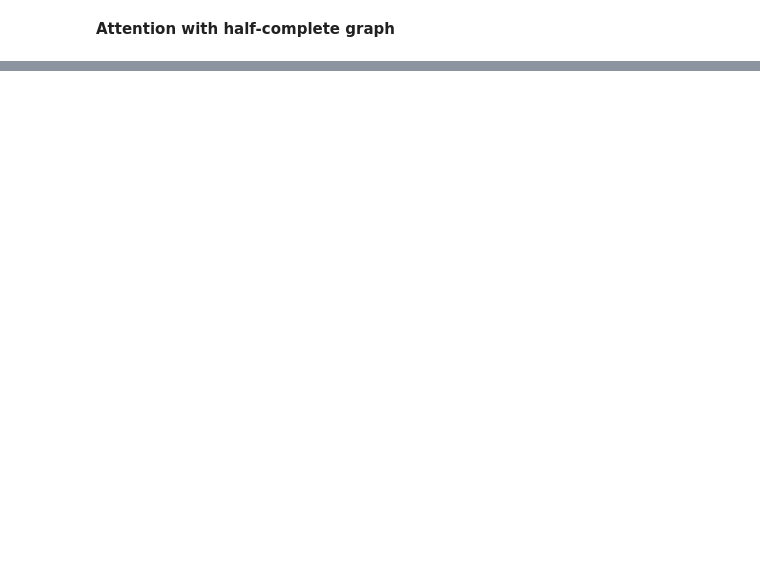
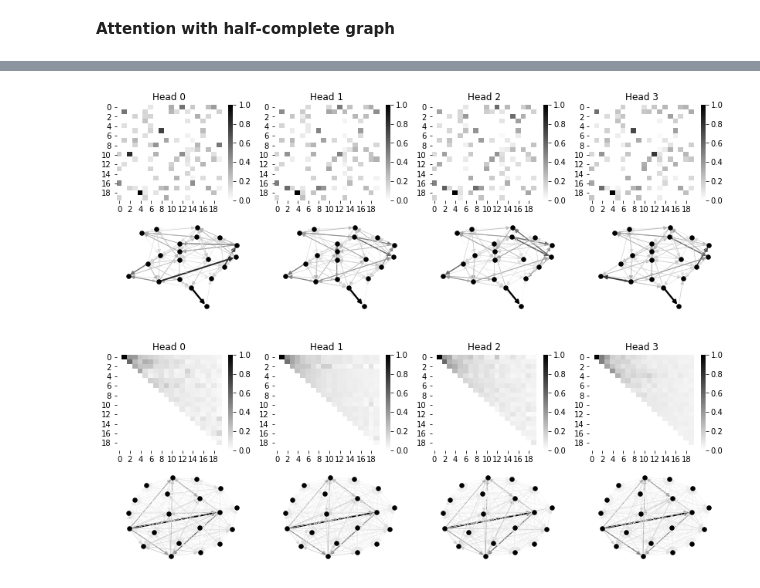
Before and after one commit to jvrana/deep-learning-guides, a Jupyter notebook: notebooks/annotated_universal_graph_transformer/graph_attention_explained.ipynb, the cells around one changed output, grey strips where cells are left out. Drawn from its saved outputs; the diff is of its cells as text; code cells hidden in the pictures; blank space fills up the shorter version.

```diff
--- a/notebooks/annotated_universal_graph_transformer/graph_attention_explained.ipynb
+++ b/notebooks/annotated_universal_graph_transformer/graph_attention_explained.ipynb
@@ -351,0 +430,80 @@ plot_graph_and_attn(g, attn)
+# %%
+from copy import deepcopy
+import matplotlib as mpl
+from matplotlib import cm
+
+def clones(net, N):
+    return [deepcopy(net) for _ in range(N)]
+
+def rand_g(n_nodes, n_edges):
+    g = dgl.graph(([], []))
+    g.add_nodes(n_nodes)
+    edges = torch.randint(0, n_nodes, (2, n_edges))
+    g.add_edges(*edges)
+    return g
+
+class MultiHeadAttention(nn.Module):
+
+    def __init__(self, dim_model, h):
+        super().__init__()
+        assert dim_model % h == 0
+        self.h = h
+        self.dim_model = dim_model
+        self.d_k = dim_model // h
+        self.linears  = clones(nn.Linear(dim_model, dim_model), 4)
+        self.attn = None
+
+    def _view_head(self, x):
+        return x.view(x.size(0), -1, self.h, self.d_k).transpose(1, 2)
+
+    def forward(self, g, query, key, value):
+        q = self._view_head(self.linears[0](query))
+        k = self._view_head(self.linears[1](key))
+        v = self._view_head(self.linears[2](value))
+        score = Fops.edge_softmax(g, Fops.v_dot_u(g, q, k) / self.d_k**0.5)
+        out = Fops.u_mul_e_sum(g, v, score)
+        out = out.transpose(1, 2).view(g.number_of_nodes(), self.h * self.d_k)
+        score = score.view(score.size(0), self.h, -1)
+        self.attn = score
+        out = self.linears[3](out)
+        return out
+
+def plot_multihead_attention(g, attn, cmap='binary', node_color='k', node_size=30, prog='neato', scale_width=2., min_width=0.3):
+    fig, axes = plt.subplots(2, 4, figsize=(14, 5))
+    for i in range(attn.size(1)):
+        ax = axes.flatten()[i]
+        ax.set_title("Head {}".format(i))
+        a = attn[:, i].detach().flatten()
+        _attn = attn_to_sparse(g, a).to_dense().numpy()
+        sns.heatmap(_attn, ax=ax, linewidths=0, cmap=cmap)
+        norm = mpl.colors.Normalize(vmin=0,vmax=1.)
+        edge_colors = cm.get_cmap(cmap)(norm(a))
+        edges = g.edges()
+        edgelist = [(edges[0][i].item(), edges[1][i].item()) for i in range(g.number_of_edges())]
+
+        ax, pos, nxg = plot_graph(g, prog=prog, width=a*scale_width + min_width, edge_color=edge_colors, edgelist=edgelist, ax=axes.flatten()[i+4], node_size=node_size, node_color=node_color)
+#         nx.draw_networkx_labels(g, ax=ax, pos=pos, labels={v: v for v in list(range(g.number_of_nodes()))})
+
+
+def run_multiheadattn_sanity_check():
+    model = MultiHeadAttention(12, 4)
+
+    # sanify check
+    g = rand_g(20, 100)
+    x = torch.randn(g.number_of_nodes(), 12)
+    out = model(g, x, x, x)
+    attn = model.attn
+    plot_multihead_attention(g, attn, prog='neato')
+    plt.show()
+
+    g = init_complete_g(20, 12, half=True)
+    x = torch.randn(g.number_of_nodes(), 12)
+    out = model(g, x, x, x)
+    attn = model.attn
+    plot_multihead_attention(g, attn, prog='neato')
+    plt.show()
+
+run_multiheadattn_sanity_check()
+# %% [output]
+[figure, added]
+[figure, added]
```
Also changed, not shown: parts of 46 cells of this notebook, 21 other files.
